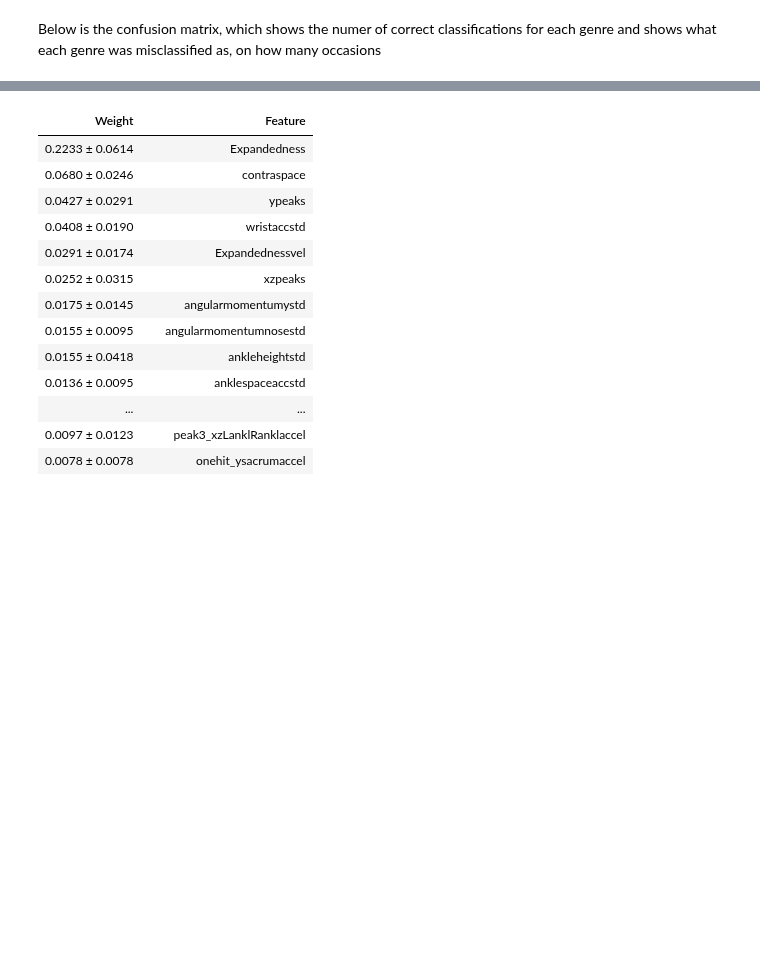
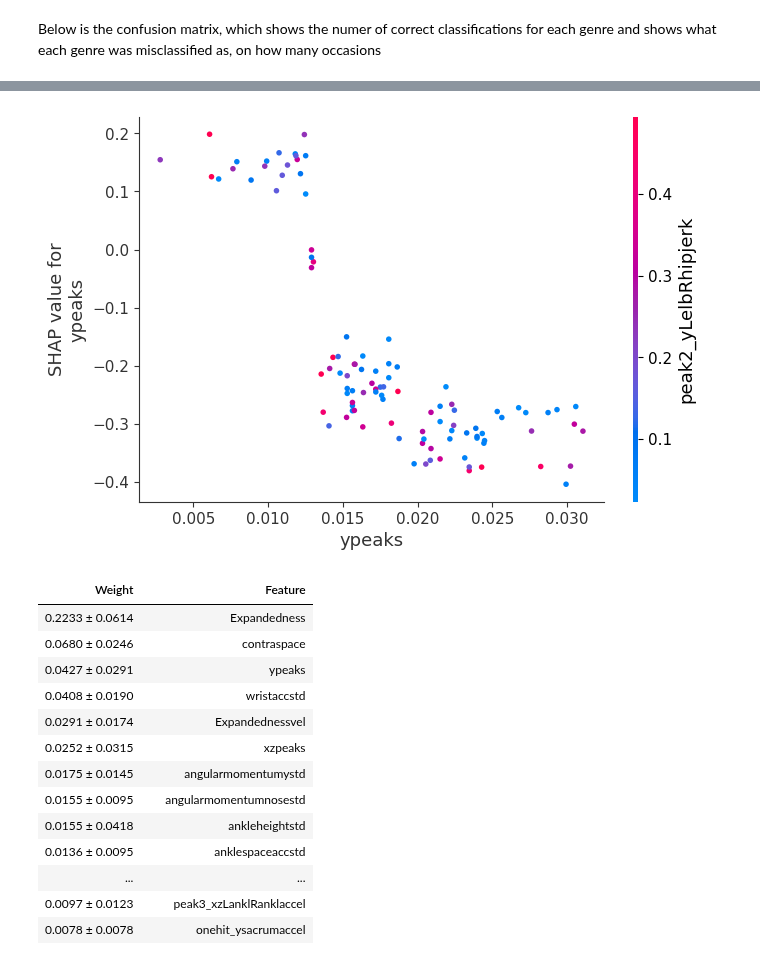
Before and after one commit to tBenBaker/MovementClassifier, a Jupyter notebook: DanceProj1/notebooks/03_inspectiondraft.ipynb, the cells around one changed output, grey strips where cells are left out. Saved outputs shown, nothing was run; the diff lists cells and outputs as text; code cells hidden in the pictures; blank space fills up the shorter version.

```diff
--- a/DanceProj1/notebooks/03_inspectiondraft.ipynb
+++ b/DanceProj1/notebooks/03_inspectiondraft.ipynb
@@ -90,3 +108,8 @@ No data for colormapping provided via 'c'. Parameters 'vmin', 'vmax' will be ign
+# %%
+#shape dependence plot, ypeaks Pop
+shap.dependence_plot('ypeaks', shap_values[list(genres).index('Pop')], X_test)
+# %% [output]
+[figure, added]
 # %%
 #show permutation importance
 import eli5
```
Also changed, not shown: parts of 10 cells of this notebook, 27 other files.
